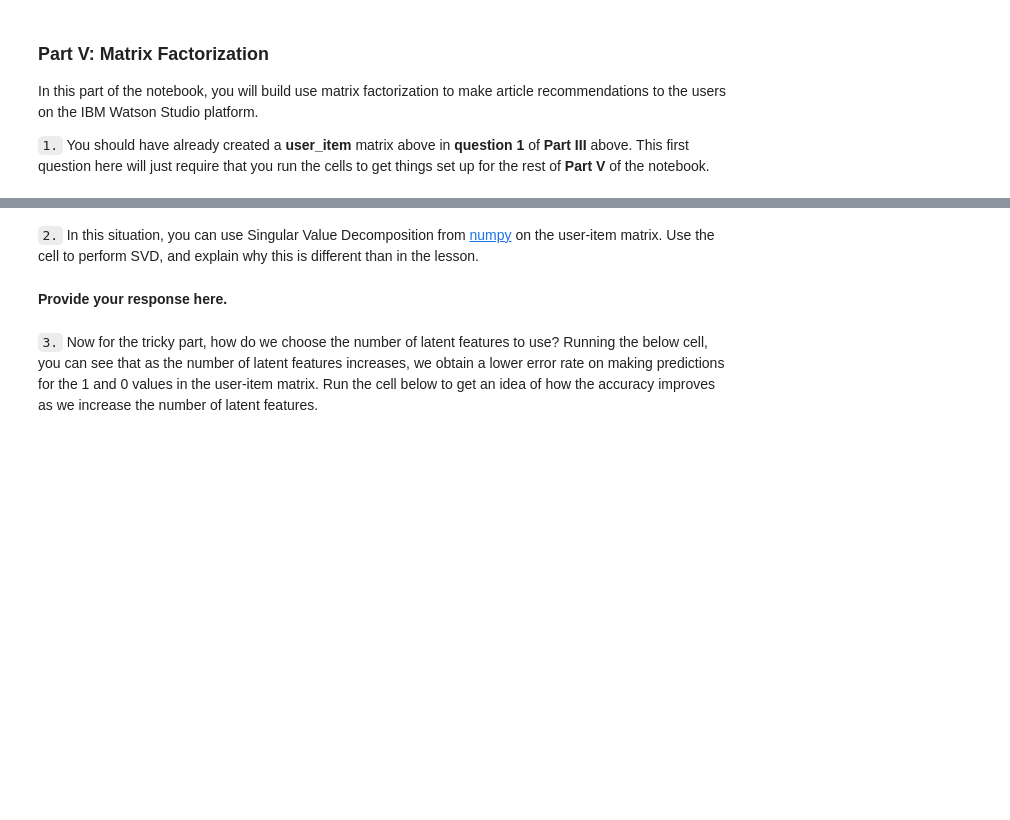
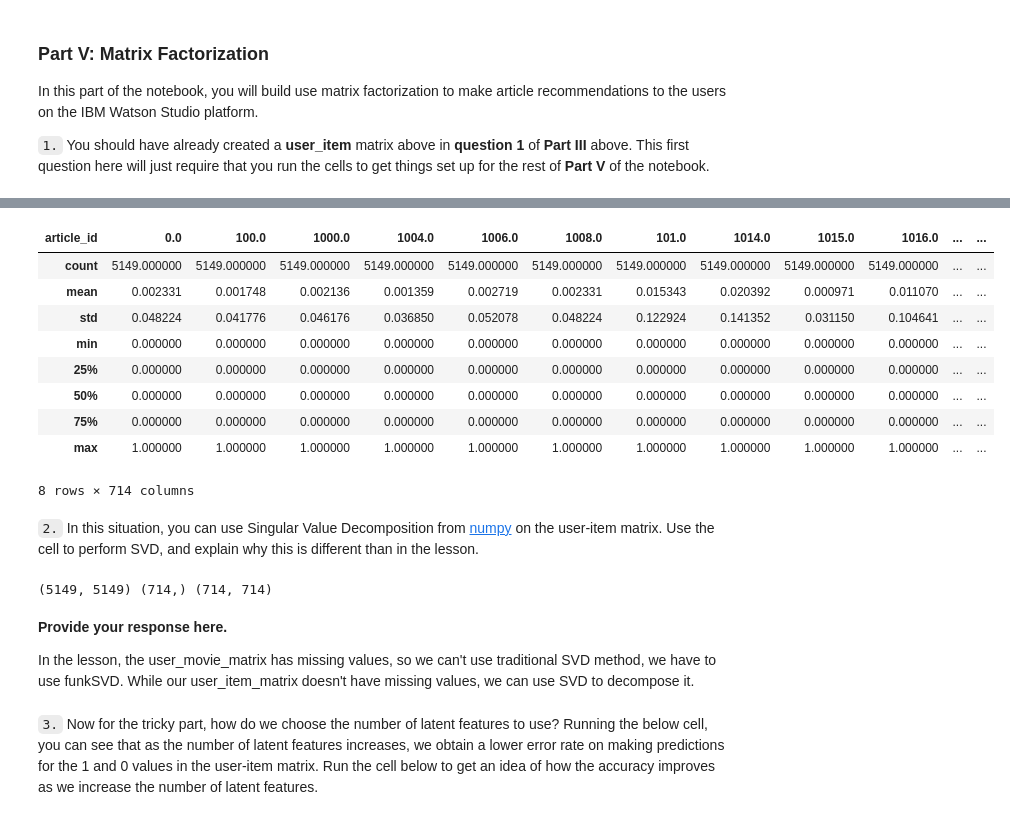
Before and after one commit to jimmyadeline/IBM_Recommendation_System, a Jupyter notebook: Recommendations_with_IBM.ipynb, the cells around one changed output, grey strips where cells are left out. Cells and saved outputs as stored; diff of their text form; code cells hidden in the pictures; blank space fills up the shorter version.

```diff
--- a/Recommendations_with_IBM.ipynb
+++ b/Recommendations_with_IBM.ipynb
@@ -836,11 +780,31 @@ user_item_matrix.head()
+# %%
+user_item_matrix.shape
+user_item_matrix.describe()
+# %% [output]
+| article_id | 0.0 | 100.0 | 1000.0 | 1004.0 | 1006.0 | 1008.0 | 101.0 | 1014.0 | 1015.0 | 1016.0 | ... | ... |
+| count | 5149.000000 | 5149.000000 | 5149.000000 | 5149.000000 | 5149.000000 | 5149.000000 | 5149.000000 | 5149.000000 | 5149.000000 | 5149.000000 | ... | ... |
+| mean | 0.002331 | 0.001748 | 0.002136 | 0.001359 | 0.002719 | 0.002331 | 0.015343 | 0.020392 | 0.000971 | 0.011070 | ... | ... |
+| std | 0.048224 | 0.041776 | 0.046176 | 0.036850 | 0.052078 | 0.048224 | 0.122924 | 0.141352 | 0.031150 | 0.104641 | ... | ... |
+| min | 0.000000 | 0.000000 | 0.000000 | 0.000000 | 0.000000 | 0.000000 | 0.000000 | 0.000000 | 0.000000 | 0.000000 | ... | ... |
+| 25% | 0.000000 | 0.000000 | 0.000000 | 0.000000 | 0.000000 | 0.000000 | 0.000000 | 0.000000 | 0.000000 | 0.000000 | ... | ... |
+| 50% | 0.000000 | 0.000000 | 0.000000 | 0.000000 | 0.000000 | 0.000000 | 0.000000 | 0.000000 | 0.000000 | 0.000000 | ... | ... |
+| 75% | 0.000000 | 0.000000 | 0.000000 | 0.000000 | 0.000000 | 0.000000 | 0.000000 | 0.000000 | 0.000000 | 0.000000 | ... | ... |
+| max | 1.000000 | 1.000000 | 1.000000 | 1.000000 | 1.000000 | 1.000000 | 1.000000 | 1.000000 | 1.000000 | 1.000000 | ... | ... |
+8 rows × 714 columns
 # %% [markdown]
 `2.` In this situation, you can use Singular Value Decomposition from [numpy](https://docs.scipy.org/doc/numpy-1.14.0/reference/generated/numpy.linalg.svd.html) on the user-item matrix.  Use the cell to perform SVD, and explain why this is different than in the lesson.
 # %%
 # Perform SVD on the User-Item Matrix Here
 
-u, s, vt = # use the built in to get the three matrices
+u, s, vt = np.linalg.svd(user_item_matrix) # use the built in to get the three matrices
+print(u.shape, s.shape, vt.shape)
+# %% [output]
+(5149, 5149) (714,) (714, 714)
-# %% [markdown]
-**Provide your response here.**
+# %% [markdown]
+**Provide your response here.**
+
+In the lesson, the user_movie_matrix has missing values, so we can't use traditional SVD method, we have to use funkSVD.
+While our user_item_matrix doesn't have missing values, we can use SVD to decompose it.
 # %% [markdown]
 `3.` Now for the tricky part, how do we choose the number of latent features to use?  Running the below cell, you can see that as the number of latent features increases, we obtain a lower error rate on making predictions for the 1 and 0 values in the user-item matrix.  Run the cell below to get an idea of how the accuracy improves as we increase the number of latent features.
 # %%
```
Also changed, not shown: parts of 20 cells of this notebook, 1 other file.
